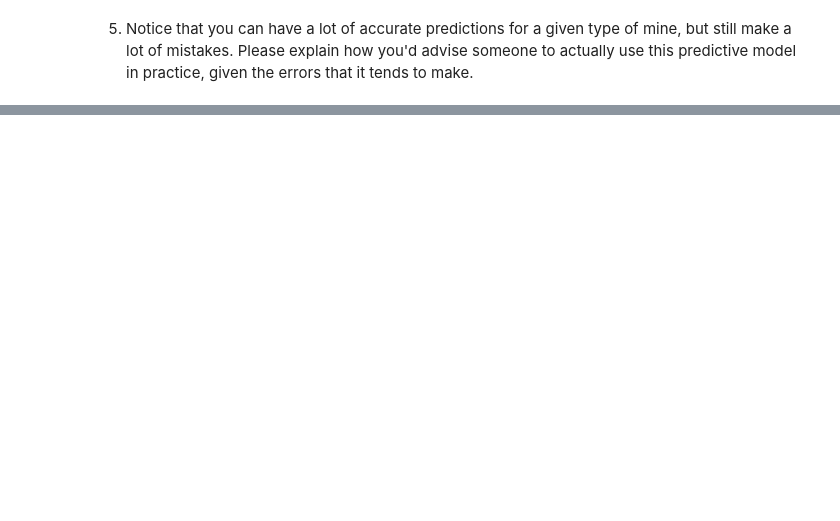
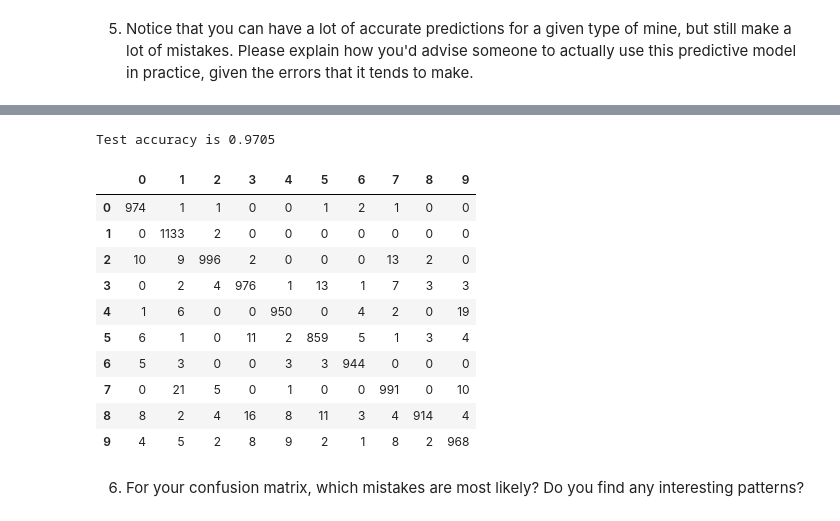
Before and after one commit to calvinpan1/ds3001_assignments, a Jupyter notebook: 02_assignment_knn.ipynb, the cells around one changed output, grey strips where cells are left out. Cells and saved outputs as stored; diff of their text form; code cells hidden in the pictures; blank space fills up the shorter version.

```diff
--- a/02_assignment_knn.ipynb
+++ b/02_assignment_knn.ipynb
@@ -231,0 +436,30 @@ OK, those are the data: Labels attached to handwritten digits encoded as a matri
+# %%
+# Unfortunately we will have to subsample to not have hours-long runtimes
+
+import numpy as np
+from sklearn.neighbors import KNeighborsClassifier
+from sklearn.model_selection import train_test_split
+
+# Subsample for fast tuning
+X_sub, _, y_sub, _ = train_test_split(
+    X_train_reshaped, y_train,
+    train_size=12000, stratify=y_train, random_state=0
+)
+X_tr, X_val, y_tr, y_val = train_test_split(
+    X_sub, y_sub,
+    test_size=2000, stratify=y_sub, random_state=0
+)
+
+k_grid = [1,3,5,7,9,11,15,21,31,41]
+test_accuracies = []
+train_accuracies = []
+
+for k in k_grid:
+    print(f"k={k} ...", flush=True) # (just for my own sanity, print every time this runs so I can verify it's actually running
+    model = KNeighborsClassifier(n_neighbors=k, n_jobs=-1, algorithm="brute") # We love minimal time complexity
+    model.fit(X_tr, y_tr)
+    train_accuracies.append(model.score(X_tr, y_tr))
+    test_accuracies.append(model.score(X_val, y_val))
+
+k_star = k_grid[int(np.argmax(test_accuracies))]
+print("Best k:", k_star)
@@ -231,0 +480,4 @@ OK, those are the data: Labels attached to handwritten digits encoded as a matri
+# %%
+model = KNeighborsClassifier(n_neighbors=k_star, n_jobs=-1, algorithm="brute")
+model.fit(X_train_reshaped, y_train)
+y_hat = model.predict(X_test_reshaped)
@@ -231,0 +601,28 @@ OK, those are the data: Labels attached to handwritten digits encoded as a matri
+# %%
+# Accuracy:
+from sklearn.metrics import accuracy_score
+print("Test accuracy is", accuracy_score(y_test, y_hat))
+# %% [output]
+Test accuracy is 0.9705
+# %%
+# Confusion matrix with clear row labels to be readable:
+import pandas as pd
+from sklearn.metrics import confusion_matrix
+
+cm = confusion_matrix(y_test, y_hat)
+cm_df = pd.DataFrame(cm)
+cm_df
+# %% [output]
+|  | 0 | 1 | 2 | 3 | 4 | 5 | 6 | 7 | 8 | 9 |
+| 0 | 974 | 1 | 1 | 0 | 0 | 1 | 2 | 1 | 0 | 0 |
+| 1 | 0 | 1133 | 2 | 0 | 0 | 0 | 0 | 0 | 0 | 0 |
+| 2 | 10 | 9 | 996 | 2 | 0 | 0 | 0 | 13 | 2 | 0 |
+| 3 | 0 | 2 | 4 | 976 | 1 | 13 | 1 | 7 | 3 | 3 |
+| 4 | 1 | 6 | 0 | 0 | 950 | 0 | 4 | 2 | 0 | 19 |
+| 5 | 6 | 1 | 0 | 11 | 2 | 859 | 5 | 1 | 3 | 4 |
+| 6 | 5 | 3 | 0 | 0 | 3 | 3 | 944 | 0 | 0 | 0 |
+| 7 | 0 | 21 | 5 | 0 | 1 | 0 | 0 | 991 | 0 | 10 |
+| 8 | 8 | 2 | 4 | 16 | 8 | 11 | 3 | 4 | 914 | 4 |
+| 9 | 4 | 5 | 2 | 8 | 9 | 2 | 1 | 8 | 2 | 968 |
+# %% [markdown]
+6. For your confusion matrix, which mistakes are most likely? Do you find any interesting patterns?
```
Also changed, not shown: parts of 40 cells of this notebook.
